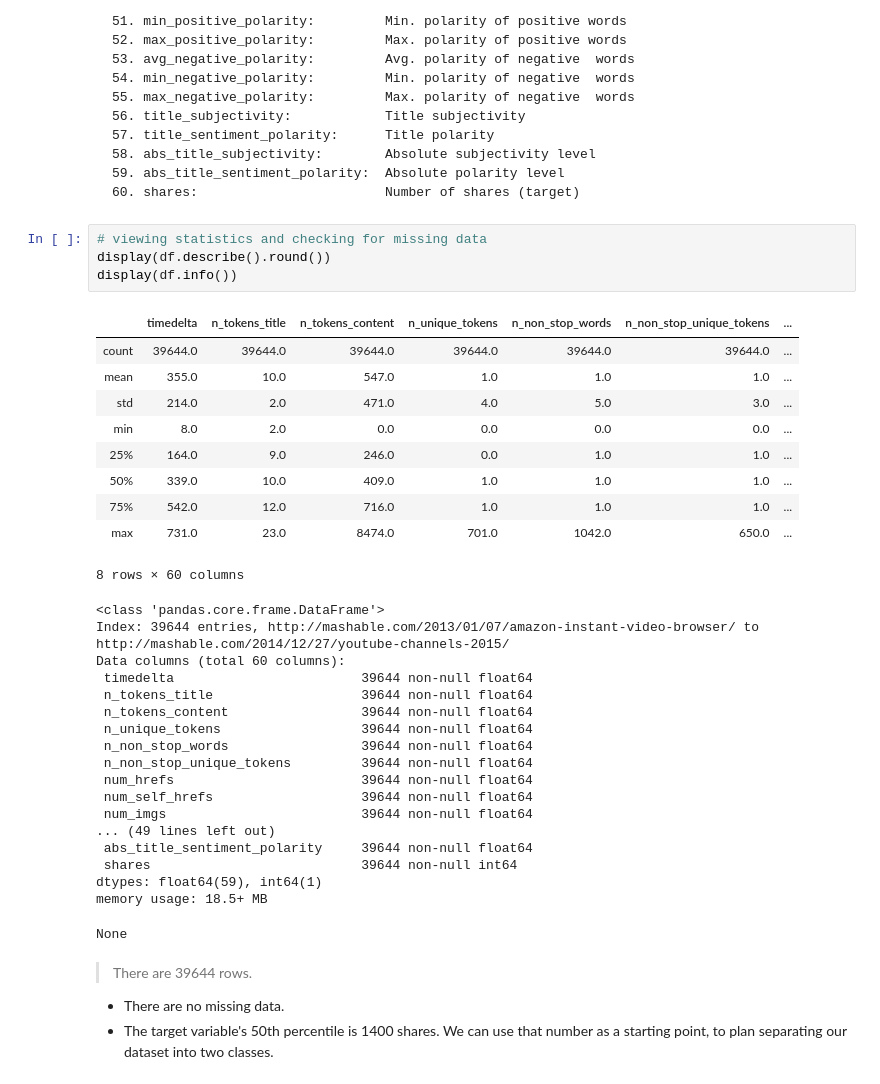
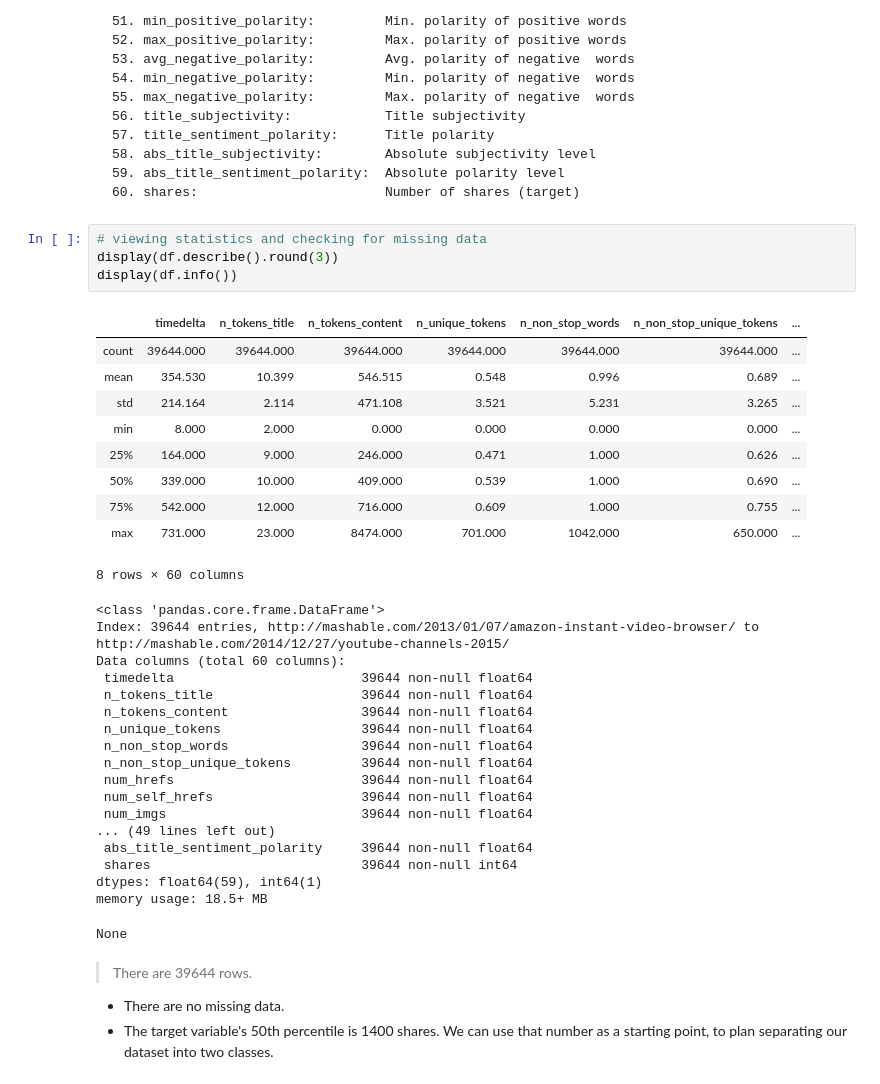
Before and after one commit to jammy-bot/article-shares-prediction, a Jupyter notebook: obtain-and-scrub.ipynb, the cells around one changed output. Saved outputs shown, nothing was run; the diff lists cells and outputs as text.

```diff
--- a/obtain-and-scrub.ipynb
+++ b/obtain-and-scrub.ipynb
@@ -111,18 +111,18 @@ df.head()
     60. shares:                        Number of shares (target)
 # %%
 # viewing statistics and checking for missing data
-display(df.describe().round())
+display(df.describe().round(3))
 display(df.info())
 # %% [output]
 |  | timedelta | n_tokens_title | n_tokens_content | n_unique_tokens | n_non_stop_words | n_non_stop_unique_tokens | ... |
-| count | 39644.0 | 39644.0 | 39644.0 | 39644.0 | 39644.0 | 39644.0 | ... |
-| mean | 355.0 | 10.0 | 547.0 | 1.0 | 1.0 | 1.0 | ... |
-| std | 214.0 | 2.0 | 471.0 | 4.0 | 5.0 | 3.0 | ... |
-| min | 8.0 | 2.0 | 0.0 | 0.0 | 0.0 | 0.0 | ... |
-| 25% | 164.0 | 9.0 | 246.0 | 0.0 | 1.0 | 1.0 | ... |
-| 50% | 339.0 | 10.0 | 409.0 | 1.0 | 1.0 | 1.0 | ... |
-| 75% | 542.0 | 12.0 | 716.0 | 1.0 | 1.0 | 1.0 | ... |
-| max | 731.0 | 23.0 | 8474.0 | 701.0 | 1042.0 | 650.0 | ... |
+| count | 39644.000 | 39644.000 | 39644.000 | 39644.000 | 39644.000 | 39644.000 | ... |
+| mean | 354.530 | 10.399 | 546.515 | 0.548 | 0.996 | 0.689 | ... |
+| std | 214.164 | 2.114 | 471.108 | 3.521 | 5.231 | 3.265 | ... |
+| min | 8.000 | 2.000 | 0.000 | 0.000 | 0.000 | 0.000 | ... |
+| 25% | 164.000 | 9.000 | 246.000 | 0.471 | 1.000 | 0.626 | ... |
+| 50% | 339.000 | 10.000 | 409.000 | 0.539 | 1.000 | 0.690 | ... |
+| 75% | 542.000 | 12.000 | 716.000 | 0.609 | 1.000 | 0.755 | ... |
+| max | 731.000 | 23.000 | 8474.000 | 701.000 | 1042.000 | 650.000 | ... |
 8 rows × 60 columns
 <class 'pandas.core.frame.DataFrame'>
 Index: 39644 entries, http://mashable.com/2013/01/07/amazon-instant-video-browser/ to http://mashable.com/2014/12/27/youtube-channels-2015/
```
Also changed, not shown: parts of 2 cells of this notebook, 1 other file.
